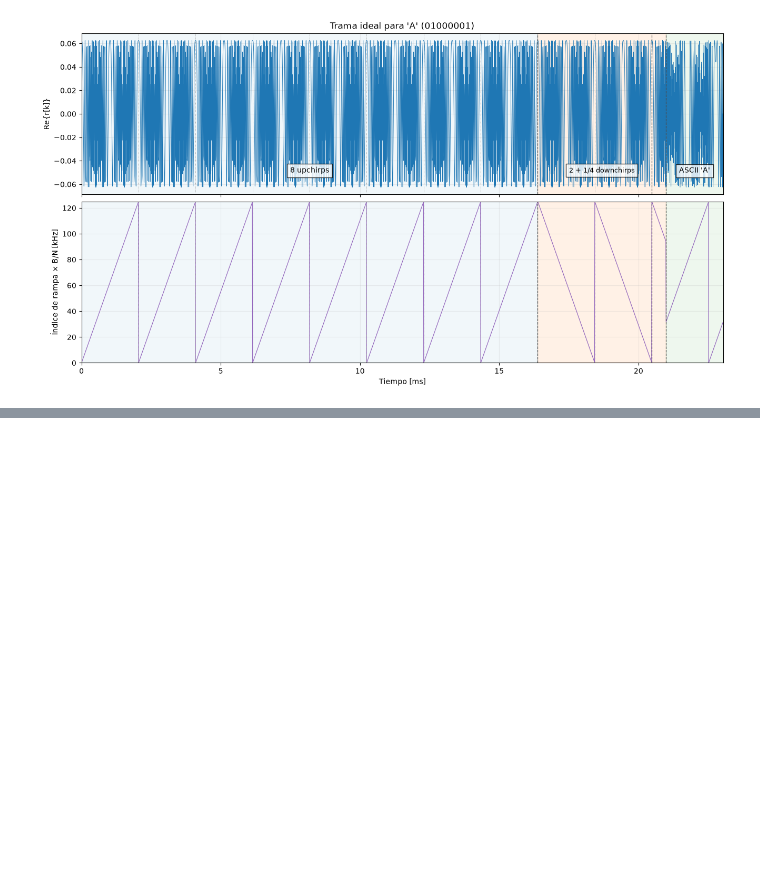
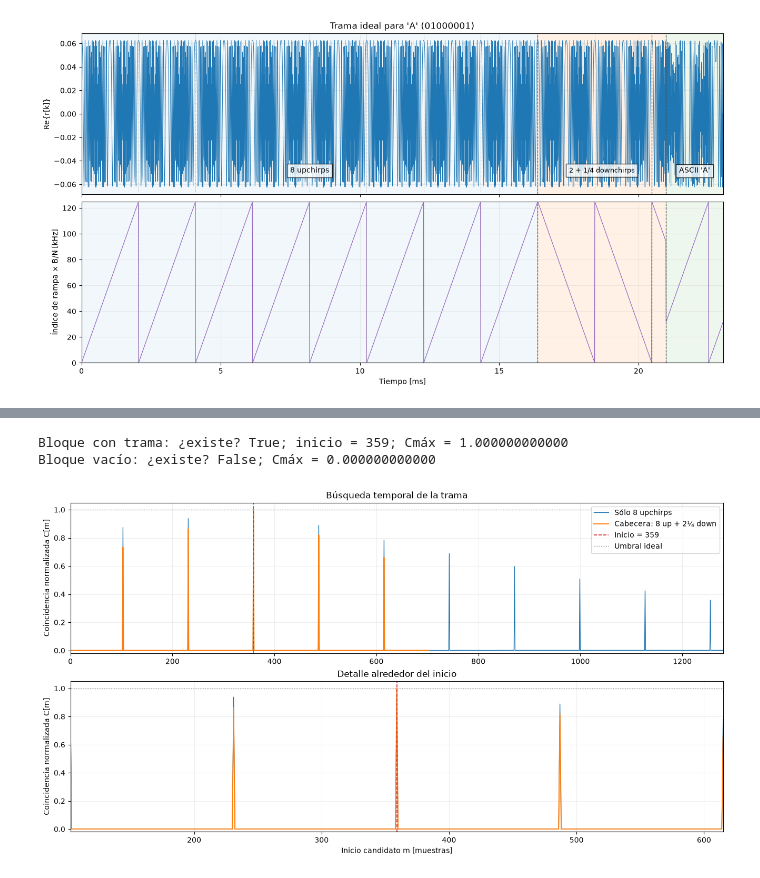
Before and after one commit to ValentinoZucchellaPaz/Proc-Estocastico-de-Senales, a Jupyter notebook: notebooks/clase_04_trama_lora_ideal.ipynb, the cells around one changed output, grey strips where cells are left out. Drawn from its saved outputs; the diff is of its cells as text; code cells hidden in the pictures; blank space fills up the shorter version.

Commit message:
feat: deteccion de preambulo en el tiempo usando correlacion

```diff
--- a/notebooks/clase_04_trama_lora_ideal.ipynb
+++ b/notebooks/clase_04_trama_lora_ideal.ipynb
@@ -109,0 +119,14 @@ plt.show()
+# %%
+generador_margenes = np.random.default_rng()  # nuevas longitudes al volver a ejecutar
+muestras_antes = int(2 * generador_margenes.integers(0, N) + 1)  # impar: no múltiplo de N
+muestras_despues = int(2 * generador_margenes.integers(0, N) + 1)
+margen_antes = np.zeros(muestras_antes, dtype=complex)
+margen_despues = np.zeros(muestras_despues, dtype=complex)
+bloque_recibido = np.concatenate((margen_antes, recibida_ideal, margen_despues))
+inicio_verdadero = len(margen_antes)  # sólo para verificar el experimento
+fin_verdadero = inicio_verdadero + len(recibida_ideal)
+
+print(f'Reposo: {muestras_antes} muestras antes y {muestras_despues} después')
+print(f'Bloque observado: {len(bloque_recibido)} muestras')
+print(f'Inicio verdadero: muestra {inicio_verdadero} = {inicio_verdadero/B*1e3:.3f} ms')
+print(f'Fin verdadero (exclusivo): muestra {fin_verdadero}')
@@ -109,0 +157,60 @@ plt.show()
+# %%
+def puntajes_correlacion(bloque, plantilla):
+    """Correlación normalizada para todos los inicios posibles."""
+    if len(bloque) < len(plantilla):
+        raise ValueError('El bloque debe contener al menos una plantilla completa')
+    energia_plantilla = np.vdot(plantilla, plantilla).real
+    puntajes = np.zeros(len(bloque) - len(plantilla) + 1)
+
+    for m in range(len(puntajes)):
+        ventana = bloque[m:m + len(plantilla)]
+        energia_ventana = np.vdot(ventana, ventana).real
+        if energia_ventana > 0:  # evita dividir por cero en el reposo
+            coincidencia = np.vdot(plantilla, ventana)
+            puntajes[m] = abs(coincidencia) ** 2 / (energia_plantilla * energia_ventana)
+    return puntajes
+
+
+cabecera_conocida = np.concatenate((preambulo, sincronizacion))
+puntajes_preambulo = puntajes_correlacion(bloque_recibido, preambulo)
+puntajes_cabecera = puntajes_correlacion(bloque_recibido, cabecera_conocida)
+
+mejor_inicio = int(np.argmax(puntajes_cabecera))
+mejor_puntaje = puntajes_cabecera[mejor_inicio]
+umbral_ideal = 1 - 1e-10  # coincidencia casi perfecta; NO es un umbral para ruido
+existe_trama = bool(mejor_puntaje >= umbral_ideal)
+inicio_detectado = mejor_inicio if existe_trama else None
+
+# Caso de control: un bloque del mismo tamaño pero sin ninguna trama.
+bloque_sin_trama = np.zeros_like(bloque_recibido)
+puntajes_sin_trama = puntajes_correlacion(bloque_sin_trama, cabecera_conocida)
+existe_en_control = bool(np.max(puntajes_sin_trama) >= umbral_ideal)
+
+assert existe_trama and inicio_detectado == inicio_verdadero
+assert not existe_en_control
+print(f'Bloque con trama: ¿existe? {existe_trama}; inicio = {inicio_detectado}; Cmáx = {mejor_puntaje:.12f}')
+print(f'Bloque vacío: ¿existe? {existe_en_control}; Cmáx = {np.max(puntajes_sin_trama):.12f}')
+# %% [output]
+Bloque con trama: ¿existe? True; inicio = 359; Cmáx = 1.000000000000
+Bloque vacío: ¿existe? False; Cmáx = 0.000000000000
+# %%
+fig, axes = plt.subplots(2, 1, figsize=(13, 7), sharey=True, constrained_layout=True)
+for ax in axes:
+    ax.plot(np.arange(len(puntajes_preambulo)), puntajes_preambulo,
+            lw=1, color='tab:blue', label='Sólo 8 upchirps')
+    ax.plot(np.arange(len(puntajes_cabecera)), puntajes_cabecera,
+            lw=1.4, color='tab:orange', label='Cabecera: 8 up + 2¼ down')
+    ax.axvline(inicio_detectado, color='tab:red', ls='--', lw=1.2,
+               label=f'Inicio = {inicio_detectado}')
+    ax.axhline(umbral_ideal, color='0.45', ls=':', lw=0.9, label='Umbral ideal')
+    ax.set(ylabel='Coincidencia normalizada C[m]', ylim=(-0.02, 1.05))
+    ax.grid(True, alpha=0.2)
+
+axes[0].set(title='Búsqueda temporal de la trama', xlim=(0, len(puntajes_preambulo) - 1))
+axes[0].legend(loc='upper right')
+axes[1].set(xlabel='Inicio candidato m [muestras]',
+            xlim=(max(0, inicio_detectado - N), inicio_detectado + N),
+            title='Detalle alrededor del inicio')
+plt.show()
+# %% [output]
+[figure, added]
```
Also changed, not shown: parts of 16 cells of this notebook.
